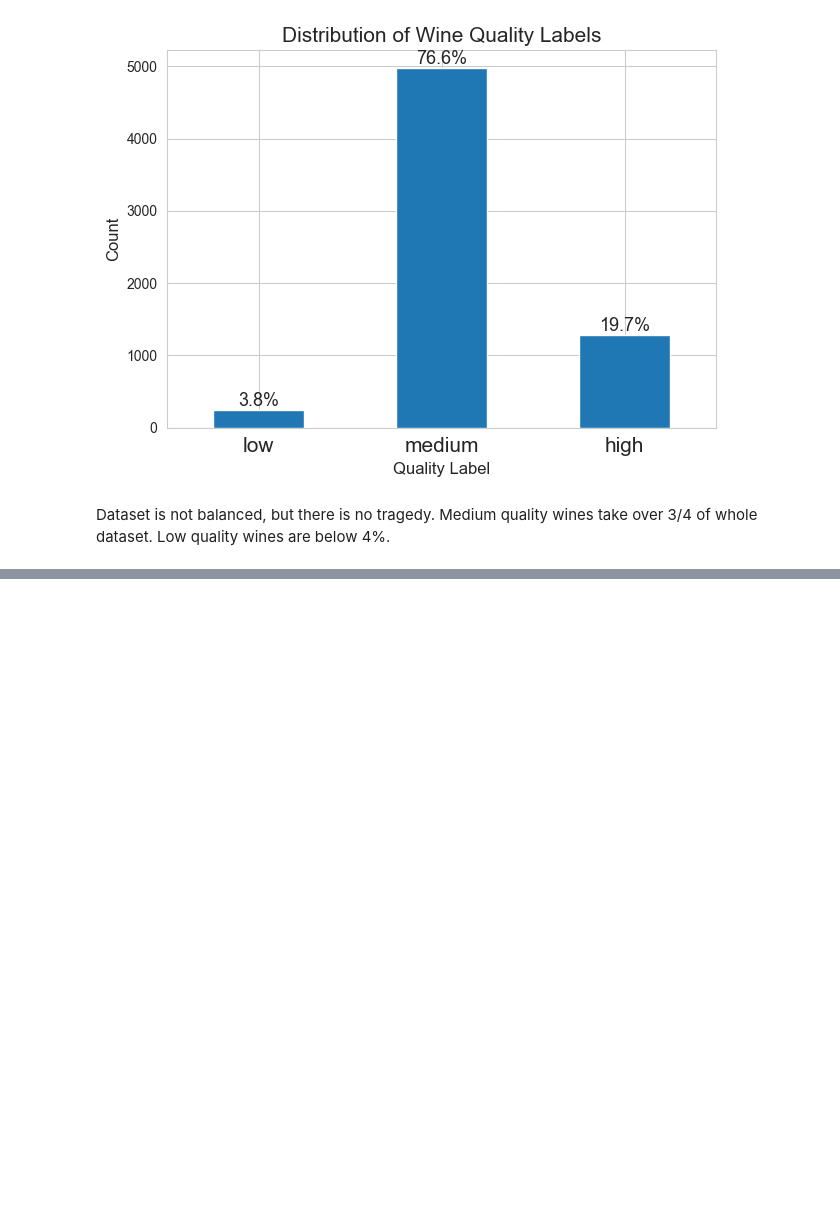
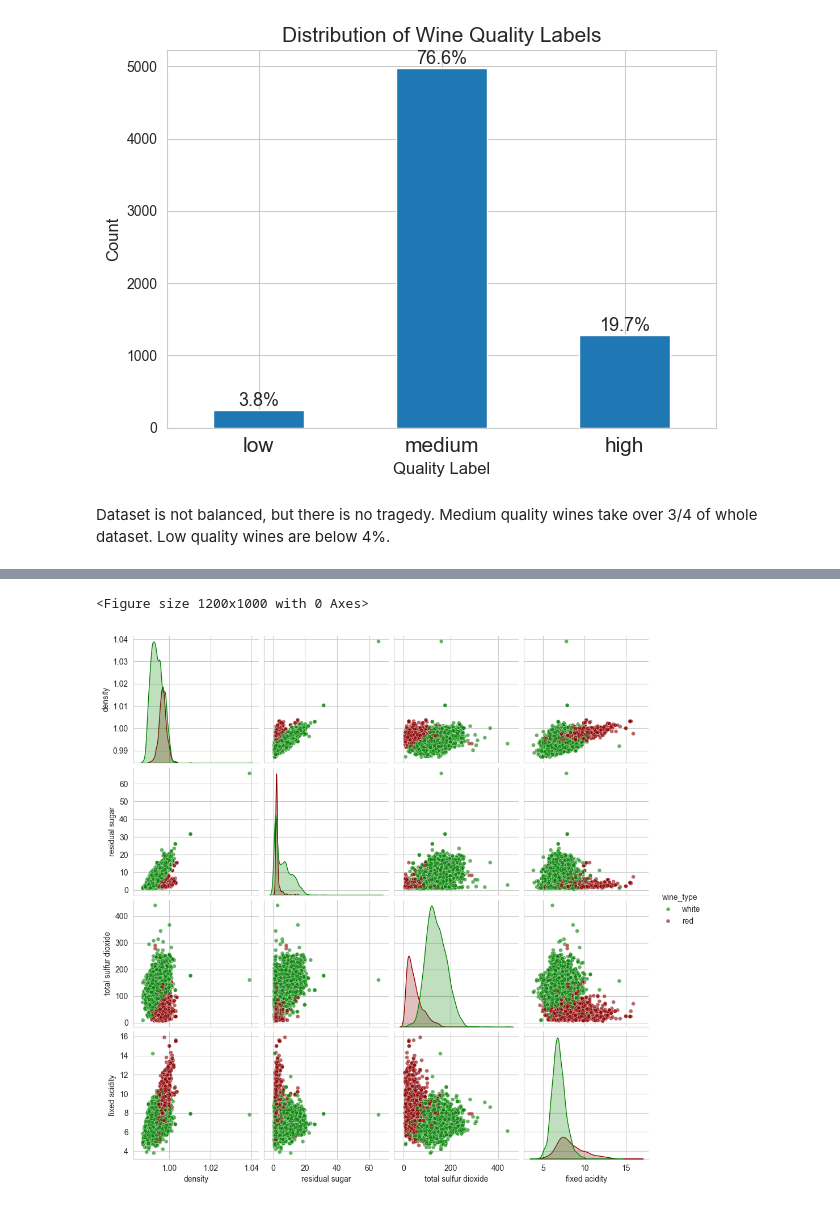
Before and after one commit to Spontaniczny/Data-Visualization, a Jupyter notebook: lab1/lab1.ipynb, the cells around one changed output, grey strips where cells are left out. Saved outputs shown, nothing was run; the diff lists cells and outputs as text; code cells hidden in the pictures; blank space fills up the shorter version.

```diff
--- a/lab1/lab1.ipynb
+++ b/lab1/lab1.ipynb
@@ -188,0 +199,13 @@ Dataset is not balanced, but there is no tragedy. Medium quality wines take over
+# %%
+wine_subset = wines[["density", "residual sugar", "total sulfur dioxide", "fixed acidity", "wine_type"]]
+# %%
+plt.figure(figsize=(12, 10))
+pairplot = sns.pairplot(wine_subset,
+                        hue="wine_type",
+                        palette={"red": "darkred", "white": "green"},
+                        diag_kind="kde",
+                        plot_kws={"alpha": 0.6, "s": 25},
+                        height=2.5)
+# %% [output]
+<Figure size 1200x1000 with 0 Axes>
+[figure, added]
```
Also changed, not shown: parts of 3 cells of this notebook.
